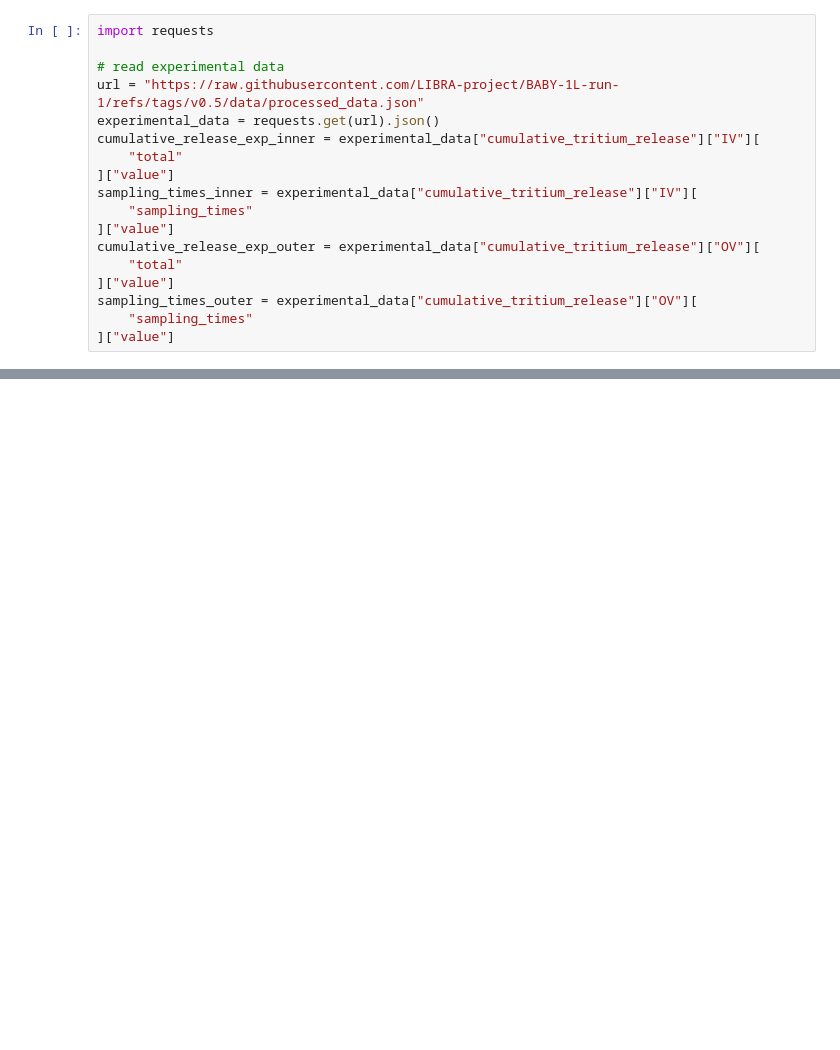
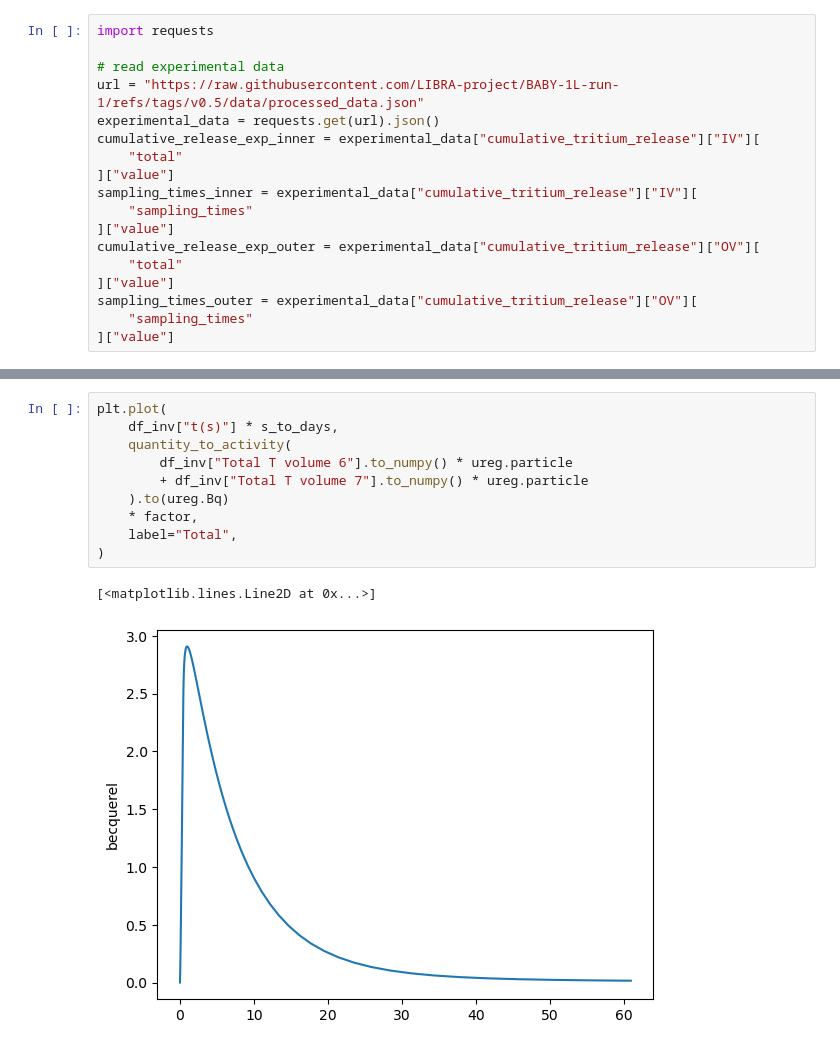
Before and after one commit to LIBRA-project/BABY-tritium-transport, a Jupyter notebook: analysis/plotting.ipynb, the cells around one changed output, grey strips where cells are left out. Drawn from its saved outputs; the diff is of its cells as text; blank space fills up the shorter version.

```diff
--- a/analysis/plotting.ipynb
+++ b/analysis/plotting.ipynb
@@ -82,0 +219,13 @@ expected_plateau
+# %%
+plt.plot(
+    df_inv["t(s)"] * s_to_days,
+    quantity_to_activity(
+        df_inv["Total T volume 6"].to_numpy() * ureg.particle
+        + df_inv["Total T volume 7"].to_numpy() * ureg.particle
+    ).to(ureg.Bq)
+    * factor,
+    label="Total",
+)
+# %% [output]
+[<matplotlib.lines.Line2D at 0x...>]
+[figure, added]
```
Also changed, not shown: parts of 13 cells of this notebook, 2 other files.
